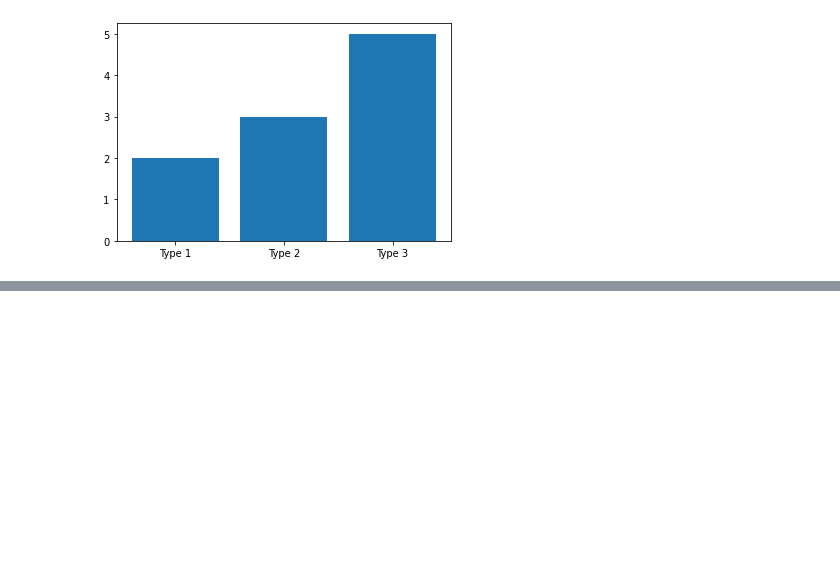
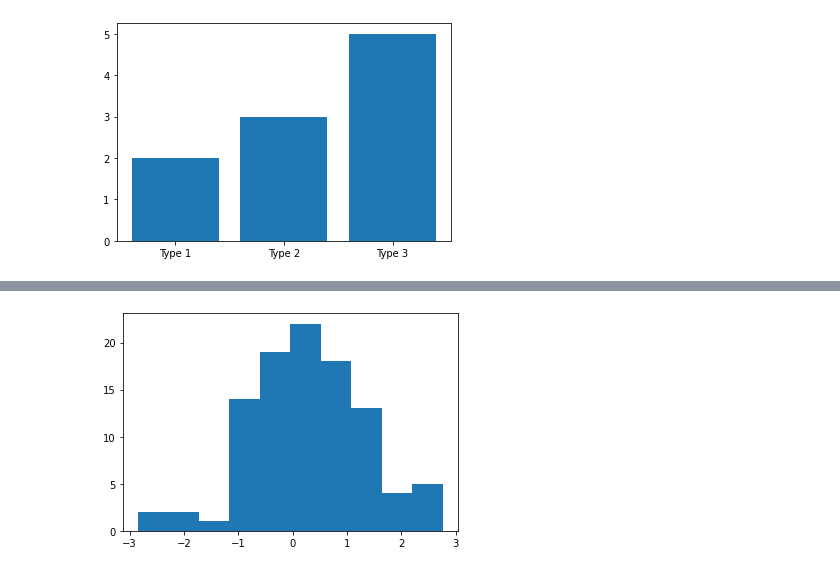
Before and after one commit to jiltednut/stat_calc_py, a Jupyter notebook: Chapter_2/3. Pandas/Pandas_Seaborn_Data_Viz.ipynb, the cells around one changed output, grey strips where cells are left out. Cells and saved outputs as stored; diff of their text form; code cells hidden in the pictures; blank space fills up the shorter version.

```diff
--- a/Chapter_2/3. Pandas/Pandas_Seaborn_Data_Viz.ipynb
+++ b/Chapter_2/3. Pandas/Pandas_Seaborn_Data_Viz.ipynb
@@ -57,0 +88,7 @@ plt.show()
+# %%
+# Histograms
+x = np.random.randn(100)
+plt.hist(x)
+plt.show()
+# %% [output]
+[figure, added]
```
Also changed, not shown: parts of 17 cells of this notebook, 1 other file.
